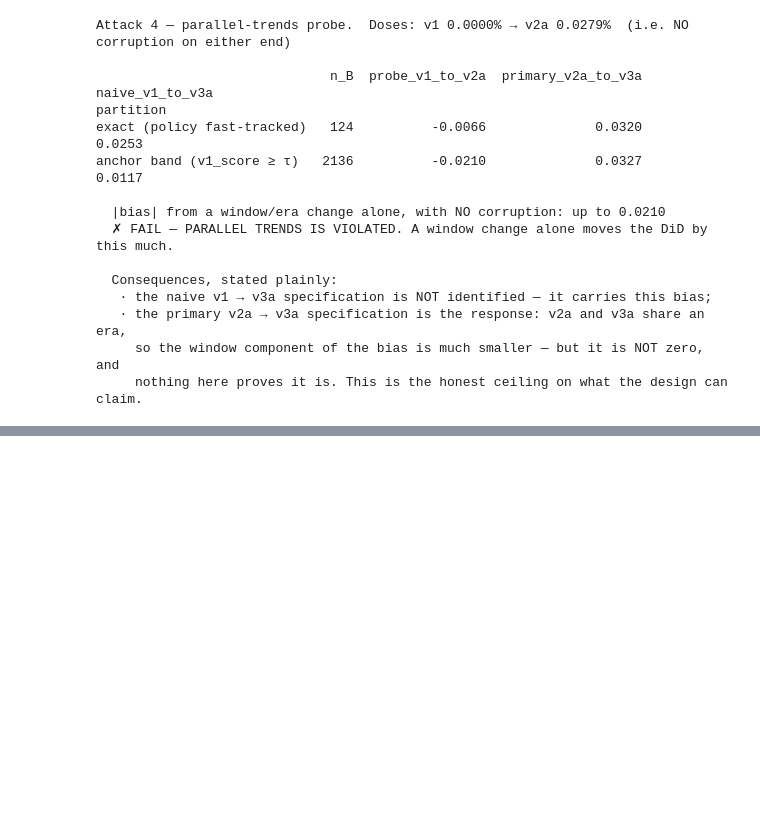
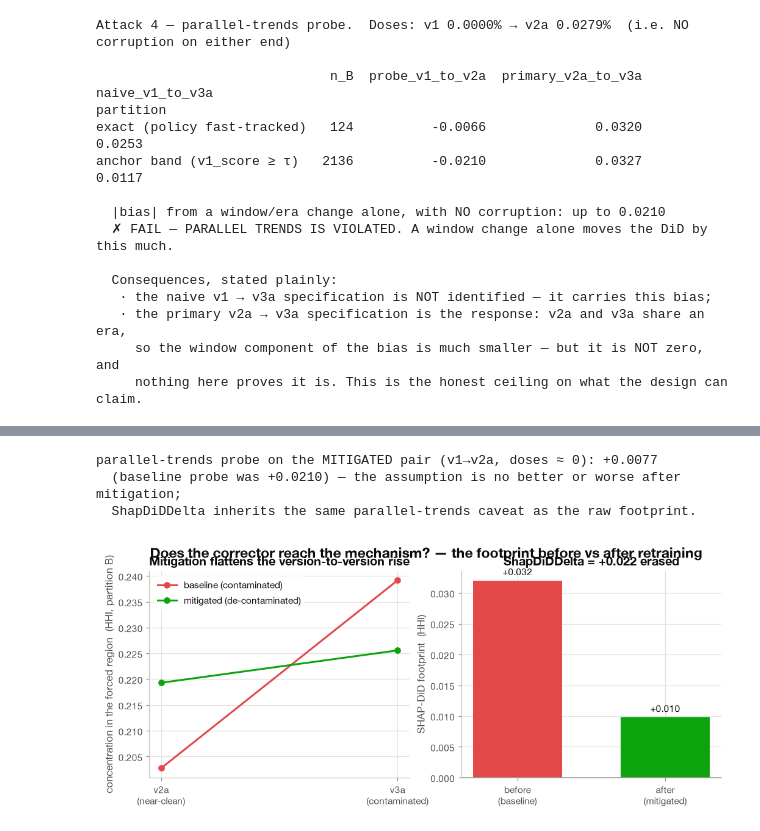
Before and after one commit to Rylie-KIM/uob-final-dissertation-allianz-internship-2026, a Jupyter notebook: notebook/04_02_p7_SHAP_DiD.ipynb, the cells around one changed output, grey strips where cells are left out. Drawn from its saved outputs; the diff is of its cells as text; code cells hidden in the pictures; blank space fills up the shorter version.

Commit message:
feat: update SHAP DiD cologic with dose-response logic

```diff
--- a/notebook/04_02_p7_SHAP_DiD.ipynb
+++ b/notebook/04_02_p7_SHAP_DiD.ipynb
@@ -1216,0 +1224,41 @@ INSTRUMENT  (positive control — corruption of KNOWN size and location)
+# %%
+# caution (1) — re-run the parallel-trends probe on the MITIGATED pair (v1 → v2a, ~zero corruption)
+MIT_PROBE = {t: (MIT[t] if t in MIT else mitigated_fit(t)[0]) for t in ("v1", "v2a")}
+MIT_PROBE_ABS = {t: (MIT_ABS[t] if t in MIT_ABS else abs_shap(MIT_PROBE[t], X_obs)) for t in ("v1", "v2a")}
+pt_after = ((cell(MIT_PROBE_ABS["v2a"], B_EXACT)["HHI"] - cell(MIT_PROBE_ABS["v1"], B_EXACT)["HHI"])
+            - (cell(MIT_PROBE_ABS["v2a"], ~B_EXACT)["HHI"] - cell(MIT_PROBE_ABS["v1"], ~B_EXACT)["HHI"]))
+print(f"parallel-trends probe on the MITIGATED pair (v1→v2a, doses ≈ 0): {pt_after:+.4f}")
+print(f"  (baseline probe was {PT_BIAS:+.4f}) — the assumption is no better or worse after mitigation;")
+print(f"  ShapDiDDelta inherits the same parallel-trends caveat as the raw footprint.")
+
+# ── Figure — the footprint, before and after mitigation ──────────────────────
+fig, axes = plt.subplots(1, 2, figsize=figstyle.FIG_2)
+
+ax = axes[0]
+vers = [EARLY, LATE]; xs = np.arange(2)
+for absmap, colour, lab in ((OBS_ABS, figstyle.CAUTION, "baseline (contaminated)"),
+                            (MIT_ABS, figstyle.GOOD,    "mitigated (de-contaminated)")):
+    ax.plot(xs, [cell(absmap[v], B_EXACT)["HHI"] for v in vers], marker="o", color=colour, label=lab)
+ax.set_xticks(xs); ax.set_xticklabels([f"{EARLY}\n(near-clean)", f"{LATE}\n(contaminated)"])
+ax.set_ylabel("concentration in the forced region  (HHI, partition B)")
+ax.set_title("Mitigation flattens the version-to-version rise")
+ax.legend(loc="best")
+
+ax = axes[1]
+ax.bar([0, 1], [FOOT_BEFORE, FOOT_AFTER], color=[figstyle.CAUTION, figstyle.GOOD], width=0.6)
+ax.axhline(0, color=figstyle.MUTED, lw=1.0)
+ax.set_xticks([0, 1]); ax.set_xticklabels(["before\n(baseline)", "after\n(mitigated)"])
+ax.set_ylabel("SHAP-DiD footprint  (HHI)")
+ax.set_title(f"ShapDiDDelta = {SHAP_DID_DELTA:+.3f} erased")
+ax.annotate(f"{FOOT_BEFORE:+.3f}", xy=(0, FOOT_BEFORE), xytext=(0, 6),
+            textcoords="offset points", ha="center", color=figstyle.INK, fontsize=10)
+ax.annotate(f"{FOOT_AFTER:+.3f}", xy=(1, FOOT_AFTER), xytext=(0, 6),
+            textcoords="offset points", ha="center", color=figstyle.INK, fontsize=10)
+
+fig.suptitle("Does the corrector reach the mechanism? — the footprint before vs after retraining")
+figstyle.save(fig, "04_02_shap_did_mitigation_delta"); plt.show()
+# %% [output]
+parallel-trends probe on the MITIGATED pair (v1→v2a, doses ≈ 0): +0.0077
+  (baseline probe was +0.0210) — the assumption is no better or worse after mitigation;
+  ShapDiDDelta inherits the same parallel-trends caveat as the raw footprint.
+[figure, added]
```
Also changed, not shown: parts of 5 cells of this notebook.
